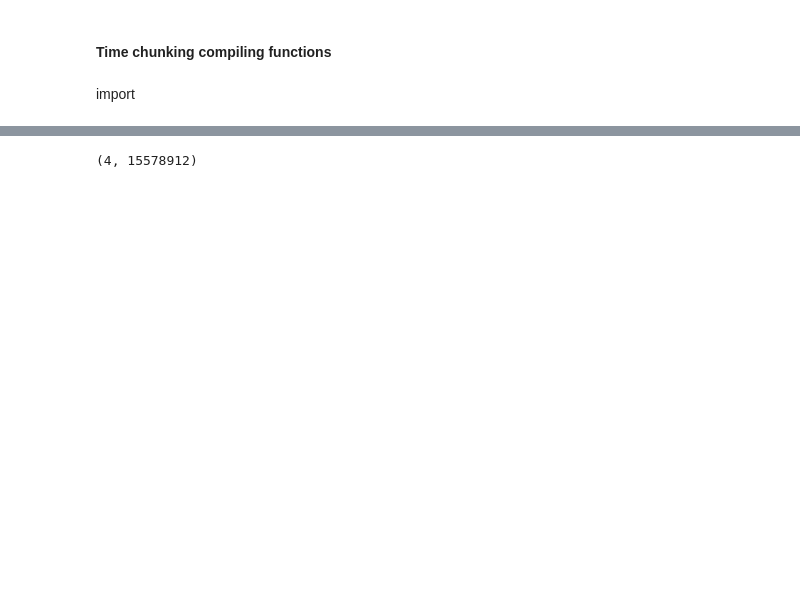
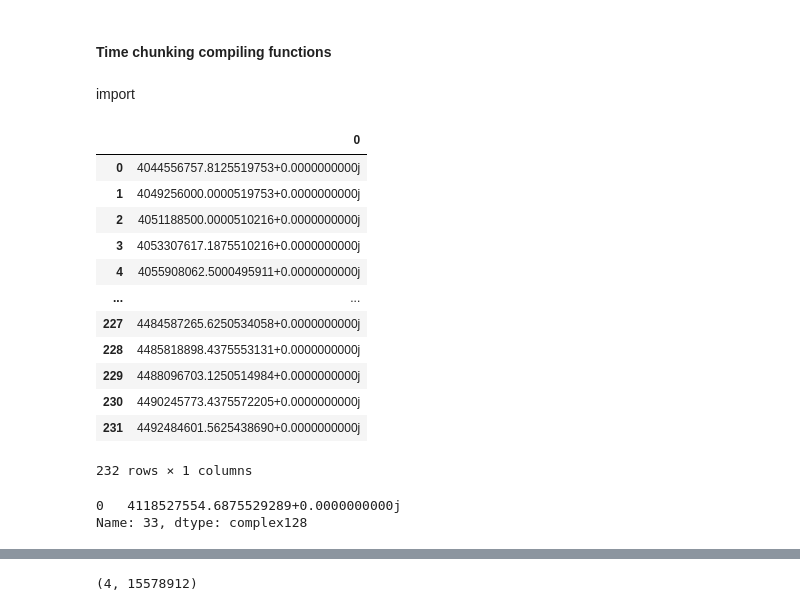
Before and after one commit to withersm/readout, a Jupyter notebook: lea_beammap_work/ali_hdf5_reading/time_chunking/tchunk_2_r.ipynb, the cells around one changed output, grey strips where cells are left out. Saved outputs shown, nothing was run; the diff lists cells and outputs as text; code cells hidden in the pictures; blank space fills up the shorter version.

```diff
--- a/lea_beammap_work/ali_hdf5_reading/time_chunking/tchunk_2_r.ipynb
+++ b/lea_beammap_work/ali_hdf5_reading/time_chunking/tchunk_2_r.ipynb
@@ -44,6 +44,31 @@ import
 # %%
 ts_f = '/home/matt/ali_drive_mnt/beam_map_data/toneinit_fcenter_4250.0_20240308061355_t_20240308062133/ts_toneinit_fcenter_4250.0_20240308061355_t_20240308062147.hd5'
 times_xy = '/home/matt/ali_drive_mnt/beam_map_data/toneinit_fcenter_4250.0_20240308061355_t_20240308062133/beam_map_data_20240308062147.txt'
+# %%
+freq_list_ex_path = '/home/matt/ali_drive_mnt/tone_initializations/fcenter_4250.0_20240308061355/freq_list_lo_sweep_targeted_1_fcenter_4250.0_20240308061555.npy'
+freq_list_ex = np.load(freq_list_ex_path)
+freq_list_4250 = pd.DataFrame(freq_list_ex)
+# %%
+freq_list_4250
+# %% [output]
+|  | 0 |
+| 0 | 4044556757.8125519753+0.0000000000j |
+| 1 | 4049256000.0000519753+0.0000000000j |
+| 2 | 4051188500.0000510216+0.0000000000j |
+| 3 | 4053307617.1875510216+0.0000000000j |
+| 4 | 4055908062.5000495911+0.0000000000j |
+| ... | ... |
+| 227 | 4484587265.6250534058+0.0000000000j |
+| 228 | 4485818898.4375553131+0.0000000000j |
+| 229 | 4488096703.1250514984+0.0000000000j |
+| 230 | 4490245773.4375572205+0.0000000000j |
+| 231 | 4492484601.5625438690+0.0000000000j |
+232 rows × 1 columns
+# %%
+freq_list_4250.loc[33]
+# %% [output]
+0   4118527554.6875529289+0.0000000000j
+Name: 33, dtype: complex128
 # %%
 # modified/new functions
 
```
Also changed, not shown: parts of 39 cells of this notebook, 1 other file.
